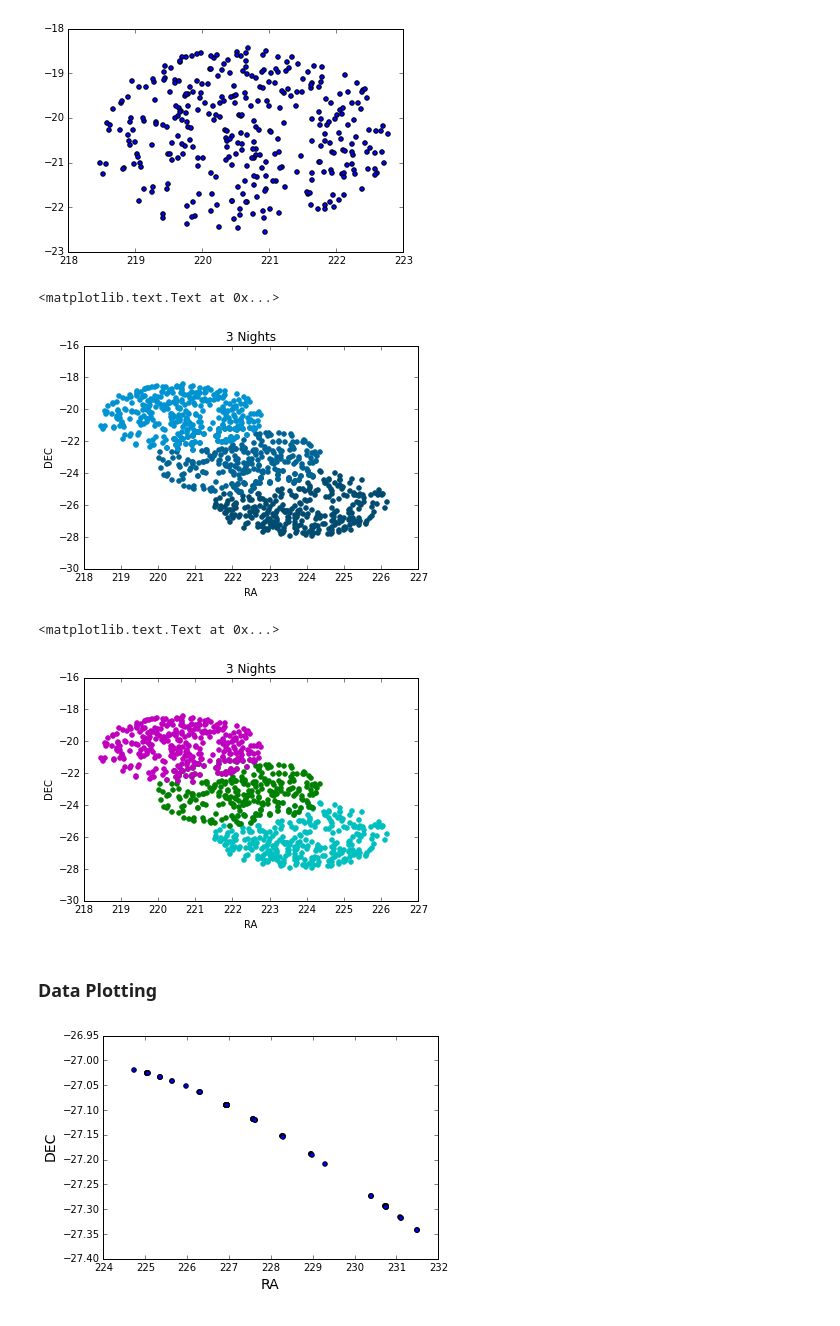
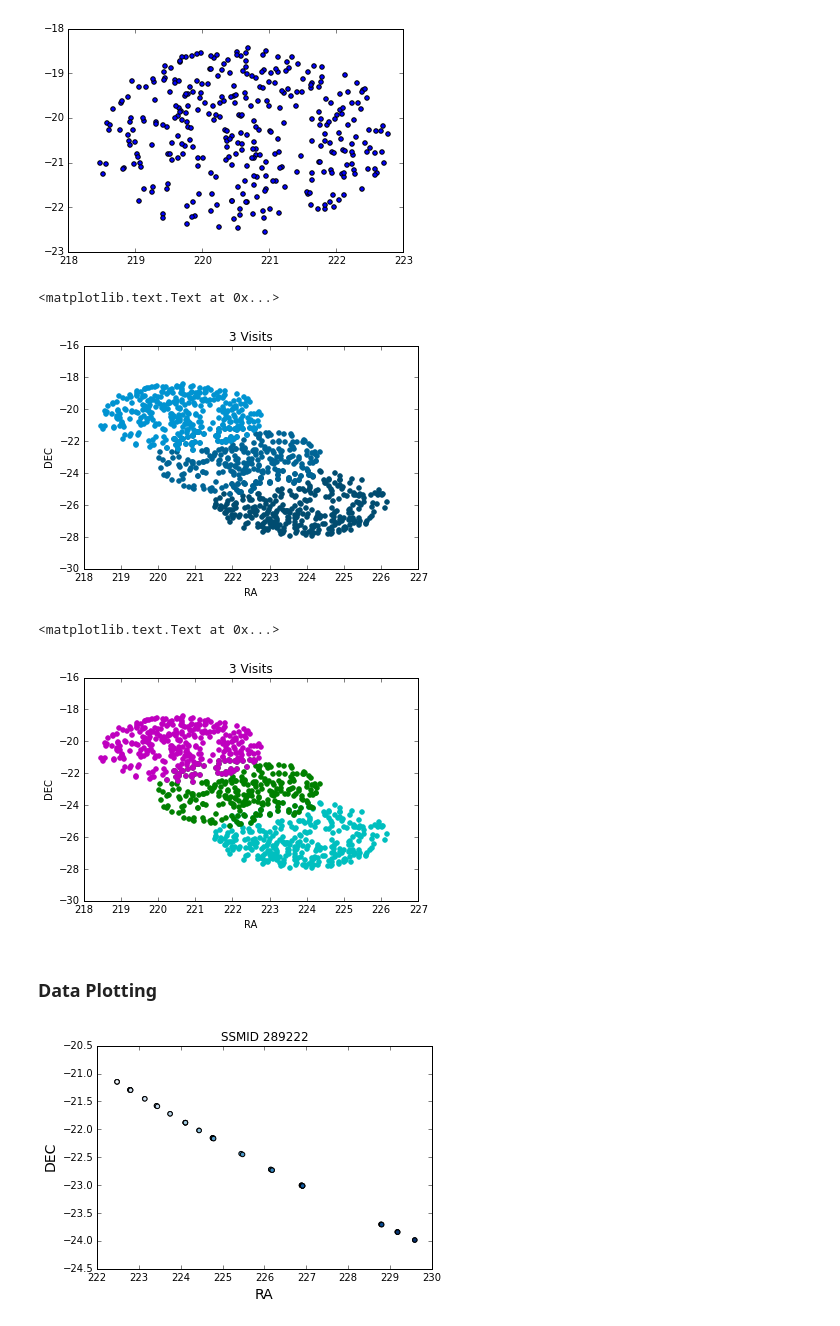
Before and after one commit to moeyensj/NEOsim, a Jupyter notebook: dataExploration.ipynb, the cells around one changed output. Cells and saved outputs as stored; diff of their text form; code cells hidden in the pictures.

```diff
--- a/dataExploration.ipynb
+++ b/dataExploration.ipynb
@@ -89,10 +105,10 @@ for i,n in enumerate([obshist1,obshist2,obshist3]):
 
 ax.set_xlabel('RA')
 ax.set_ylabel('DEC')
-ax.set_title('3 Nights')
+ax.set_title('3 Visits')
 # %% [output]
 <matplotlib.text.Text at 0x...>
-[figure, old version]
+[figure, new version]
 # %%
 fig, ax = plt.subplots(1,1)
 color = ['c', 'g', 'm', 'm']
@@ -101,12 +117,20 @@ for i,n in enumerate([obshist1,obshist2,obshist3]):
 
 ax.set_xlabel('RA')
 ax.set_ylabel('DEC')
-ax.set_title('3 Nights')
+ax.set_title('3 Visits')
 # %% [output]
 <matplotlib.text.Text at 0x...>
-[figure, old version]
+[figure, new version]
 # %% [markdown]
 ### Data Plotting
+# %%
+def _plotPrettyMaker(ax, title, xlabel='RA', ylabel='DEC'):
+
+    ax.set_xlabel(xlabel, size=14)
+    ax.set_ylabel(ylabel, size=14)
+    ax.set_title(title)
+
+    return
 # %%
 def objectPlot(ssmid):
 
@@ -116,7 +140,7 @@ def objectPlot(ssmid):
     """ % (ssmid), con)
 
     fig, ax = plt.subplots(1,1)
-    ax.scatter(obj.ra,obj.dec)
+    ax.scatter(obj.ra,obj.dec,c=np.arange(len(obj.ra)),cmap='Blues')
 
     _plotPrettyMaker(ax, 'SSMID %s' % (ssmid))
 
@@ -146,5 +178,5 @@ def _plotPrettyMaker(ax, title, xlabel='RA', ylabel='DEC'):
 # %%
-objectPlot('347486')
+objectPlot('289222')
 # %% [output]
-[figure, old version]
+[figure, new version]
 # %%
```
Also changed, not shown: parts of 9 cells of this notebook, 1 other file.
